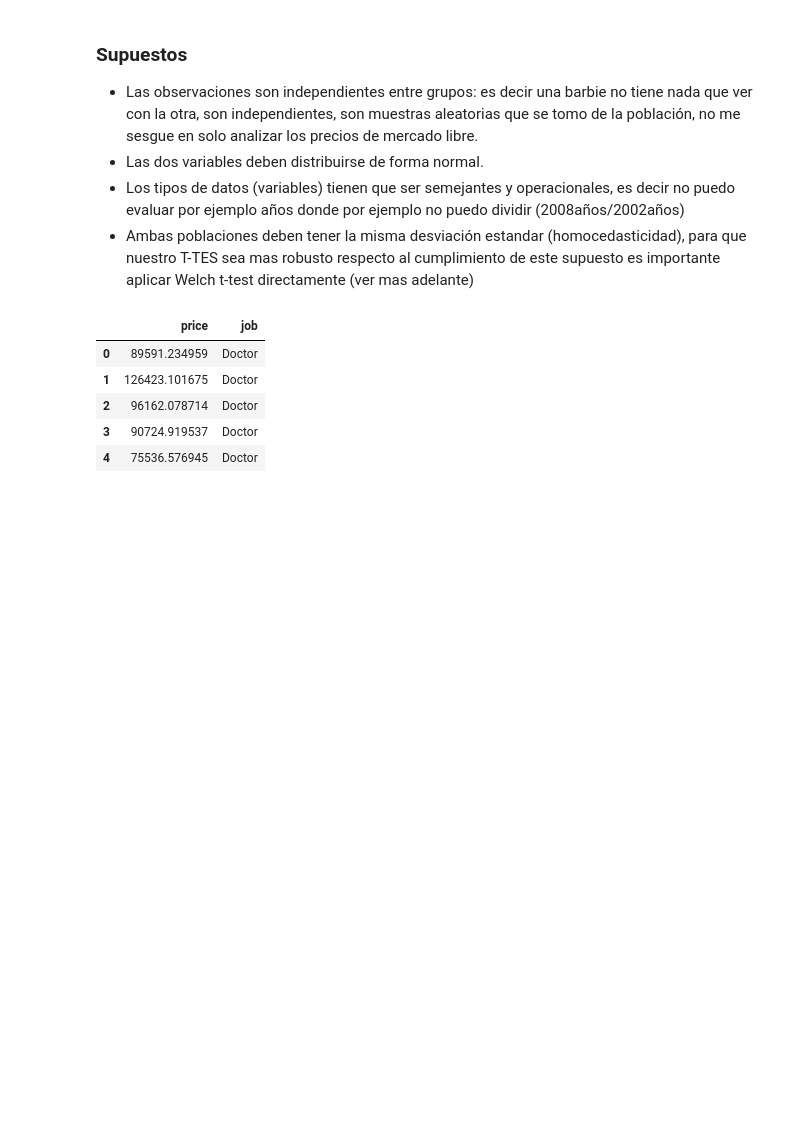
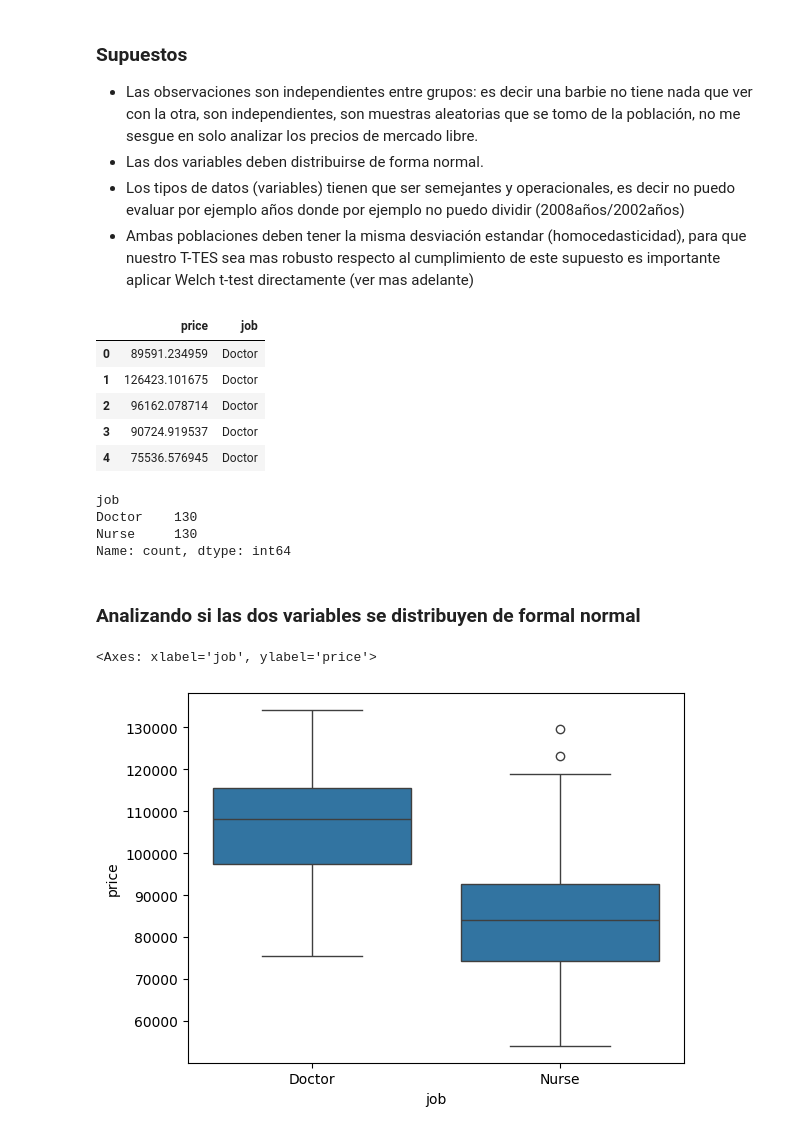
Before and after one commit to ML-CU/Proyectos-Python, a Jupyter notebook: Estadística/P-Value/P-Value-Practice.ipynb, the cells around one changed output. Drawn from its saved outputs; the diff is of its cells as text; code cells hidden in the pictures; blank space fills up the shorter version.

Commit message:
Add P-Value mining

```diff
--- a/Estadística/P-Value/P-Value-Practice.ipynb
+++ b/Estadística/P-Value/P-Value-Practice.ipynb
@@ -66,3 +66,19 @@ df_barbies_prices.head()
 | 2 | 96162.078714 | Doctor |
 | 3 | 90724.919537 | Doctor |
 | 4 | 75536.576945 | Doctor |
+# %%
+#Verifiquimos cuantos datos tenemos en total
+df_barbies_prices['job'].value_counts()
+# %% [output]
+job
+Doctor    130
+Nurse     130
+Name: count, dtype: int64
+# %% [markdown]
+### Analizando si las dos variables se distribuyen de formal normal
+# %%
+#Grafico de cajas para visualizar la distribucion de los precios por cada trabajo
+sns.boxplot(data=df_barbies_prices, x = 'job', y = 'price')
+# %% [output]
+<Axes: xlabel='job', ylabel='price'>
+[figure, added]
```
Also changed, not shown: parts of 21 cells of this notebook, 1 other file.
